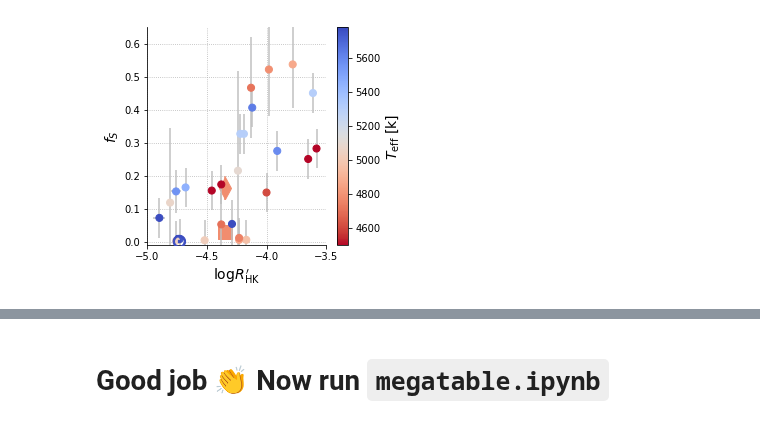
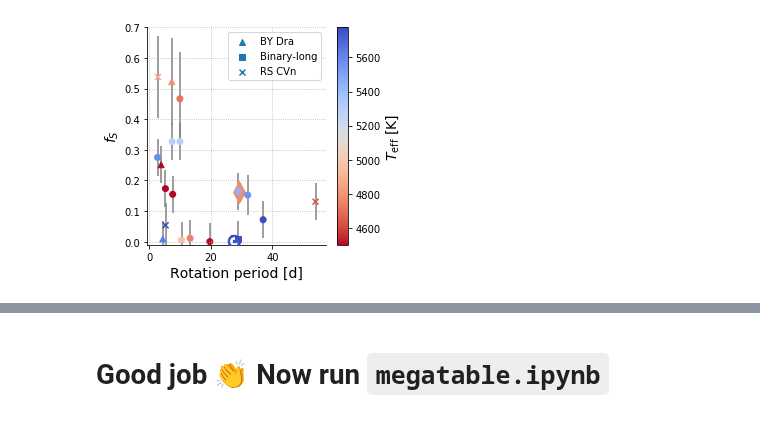
Before and after one commit to bmorris3/freckles, a Jupyter notebook: plot_results.ipynb, the cells around one changed output, grey strips where cells are left out. Drawn from its saved outputs; the diff is of its cells as text; code cells hidden in the pictures.

Commit message:
adding classification labels

```diff
--- a/plot_results.ipynb
+++ b/plot_results.ipynb
@@ -14,5 +29,5 @@ len(results)
 # %%
-fig, ax = plt.subplots(6, 4, figsize=(7.5, 10), sharex=True, sharey=True)
+fig, ax = plt.subplots(8, 4, figsize=(7.5, 10), sharex=True, sharey=True)
 
 table_results = []
 
@@ -37,6 +52,7 @@ for star in ['EKDra', 'EQVir']:
                                                     results[star][time][band]['f_S_upper']])
                                            for band in results[star][time]])**2)/4)
         f_S_err = max([f_S_err, 0.06])
+        table_results.append({'Target': star, '$f_S$': "${0:.2f} \pm {1:.2f}$".format(f_S, f_S_err)})
 
         f_S_all.append(f_S)
         f_S_err_all.append(f_S_err)
@@ -214,7 +232,7 @@ for i in np.arange(1, len(gb.groups)):
 
 gaia_dedup.add_column(Column([s.replace(' ','') for s in gaia_dedup['_1']], 'Target'))
 
-joined_table = join(join(sind_machine_table, machine_results), gaia_dedup, keys='Target')
+joined_table = join(join(join(sind_machine_table, machine_results), gaia_dedup, keys='Target'), classifications, keys='Target')
 # %%
 rotation_table = Table.read('rotation_periods.txt', names=['Target', '$P_\mathrm{rot}$', 'Ref.'], delimiter=' ', format='ascii')
 # %%
@@ -246,3 +264,5 @@ rotation_outer[['Target', 'f_S', '$P_\mathrm{rot}$']].pprint(max_lines=100)
 sigmaDraconis   0.164474176124             29.0
 # %%
 #colors = (joined_table['BP-RP'] -  joined_table['BP-RP'].min())/ joined_table['BP-RP'].ptp()
+# %%
+joined_table_groups = joined_table.group_by('Type')
@@ -249,36 +326,34 @@ sigmaDraconis   0.164474176124             29.0
+# %%
+rotation_plus_groups = rotation_plus.group_by('Type')
 # %%
-#xerr = 0.14
+fig, ax = plt.subplots(figsize=(4, 4))
 
-fig, ax = plt.subplots(figsize=(4, 4))
-ax.errorbar(joined_table['R'], joined_table['f_S'],
-             xerr=joined_table['R_err'], yerr=[max([e, 0.06]) for e in joined_table['f_S_err']], fmt='.', ecolor='silver')
+for group, fmt, label in zip(rotation_plus_groups.groups, ['o', '^', 's', 'x'],
+                             [set(g['Type']).pop() for g in rotation_plus_groups.groups]):
 
-# cbar = ax.scatter(joined_table['R'], joined_table['f_S'], marker='o',
-#                   s=50, c=joined_table['BP-RP'], zorder=10, cmap=plt.cm.coolwarm,
-#                   vmin=0.8, vmax=1.5)
-cbar = ax.scatter(joined_table['R'], joined_table['f_S'], marker='o',
-                  s=50, c=joined_table['Teff'], zorder=10, cmap=plt.cm.coolwarm_r,
-                  vmin=4500, vmax=5777)
-cax = plt.colorbar(cbar, ax=ax)
-#cax.set_clim(0.8, 2.0)
-cax.set_label('$T_\mathrm{eff}$ [k]', fontsize=14)
+    ax.errorbar(group['$P_\mathrm{rot}$'], group['f_S'],
+                yerr=[max([e, 0.06]) for e in group['f_S_err']],
+                ecolor='gray', fmt=',', zorder=-100, label=None)
 
-hat11_color = cax.to_rgba(4780) #1.2787)
-sun_color = cax.to_rgba(5777) #0.817)
-ax.scatter(-4.74, 0.003, marker='$\odot$', s=200, color=sun_color, zorder=10)
-ax.scatter(-4.35, 0.03, marker='s', s=200, color=hat11_color, zorder=-10)
+    cax = plt.scatter(group['$P_\mathrm{rot}$'], group['f_S'],
+                      c=group['Teff'], cmap=plt.cm.coolwarm_r, vmin=4500, vmax=5777,
+                      marker=fmt, label=label)
 
-ax.errorbar(-4.35, 0.16186191295635663, 0.036, fmt='d', ms=15, color=hat11_color, zorder=-10)
+cbar = plt.colorbar(cax)
+cbar.set_label('$T_\mathrm{eff}$ [K]', fontsize=14)
 
+ax.scatter(27.2753, 0.003, marker='$\odot$', s=200, color=sun_color, zorder=10)
+# ax.scatter(29, 0.05, marker='s', s=200, color=hat11_color, zorder=-10)
 
-ax.set(xlim=[-5.,-3.5], ylim=[-0.01, 0.65])
-ax.set_xlabel('$\log R^\prime_\mathrm{HK}$', fontsize=14)
+ax.errorbar(29.2, 0.16186191295635663, 0.036, fmt='d', ms=15, color=hat11_color, zorder=-10)
+ax.set_xlabel('Rotation period [d]', fontsize=14)
 ax.set_ylabel('$f_S$', fontsize=14)
+ax.grid(ls=':')
+ax.legend(loc='upper right')
 for s in ['right', 'top']:
     ax.spines[s].set_visible(False)
-
-ax.grid(ls=':')
-fig.savefig('paper_plots/fs_rprime.pdf', bbox_inches='tight')
-fig.savefig('/Users/bmmorris/Dropbox/Apps/ShareLaTeX/freckles/fs_rprime.pdf', bbox_inches='tight')
+ax.set_ylim([-0.01, 0.7])
+fig.savefig('paper_plots/rotation.pdf', bbox_inches='tight')
+fig.savefig('/Users/bmmorris/Dropbox/Apps/ShareLaTeX/freckles/rotation.pdf', bbox_inches='tight')
 # %% [output]
-[figure, old version]
+[figure, new version]
```
Also changed, not shown: parts of 11 cells of this notebook, 2 other files.
